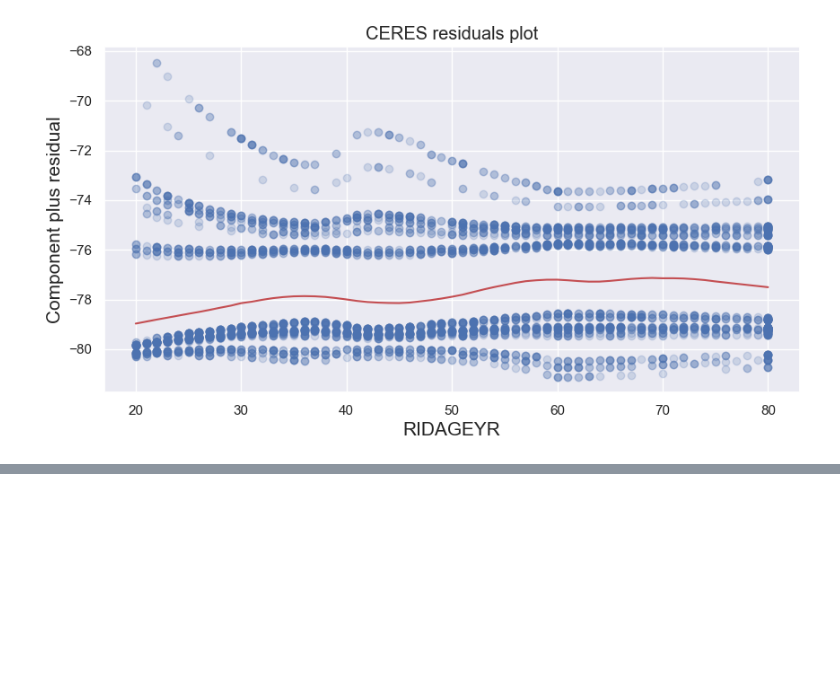
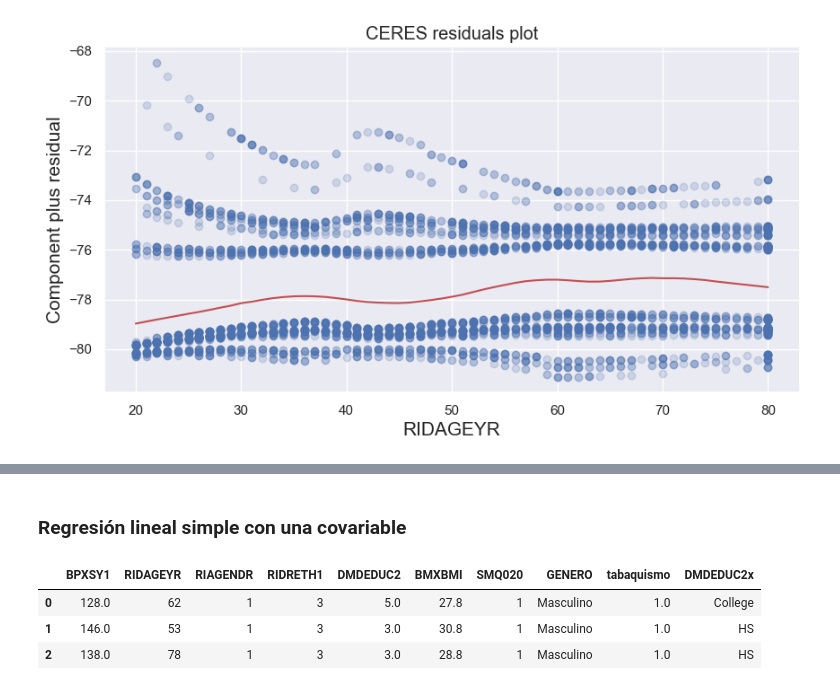
Before and after one commit to onavarrete04/Introduccion-Ciencia-Datos, a Jupyter notebook: 2023_modelos_estadísticos_datos.ipynb, the cells around one changed output, grey strips where cells are left out. Drawn from its saved outputs; the diff is of its cells as text; code cells hidden in the pictures; blank space fills up the shorter version.

```diff
--- a/2023_modelos_estadísticos_datos.ipynb
+++ b/2023_modelos_estadísticos_datos.ipynb
@@ -1232,0 +1242,9 @@ _ = add_lowess(ax)
+# %% [markdown]
+### Regresión lineal simple con una covariable
+# %%
+datos.head(3)
+# %% [output]
+|  | BPXSY1 | RIDAGEYR | RIAGENDR | RIDRETH1 | DMDEDUC2 | BMXBMI | SMQ020 | GENERO | tabaquismo | DMDEDUC2x |
+| 0 | 128.0 | 62 | 1 | 3 | 5.0 | 27.8 | 1 | Masculino | 1.0 | College |
+| 1 | 146.0 | 53 | 1 | 3 | 3.0 | 30.8 | 1 | Masculino | 1.0 | HS |
+| 2 | 138.0 | 78 | 1 | 3 | 3.0 | 28.8 | 1 | Masculino | 1.0 | HS |
```
Also changed, not shown: parts of 20 cells of this notebook.
